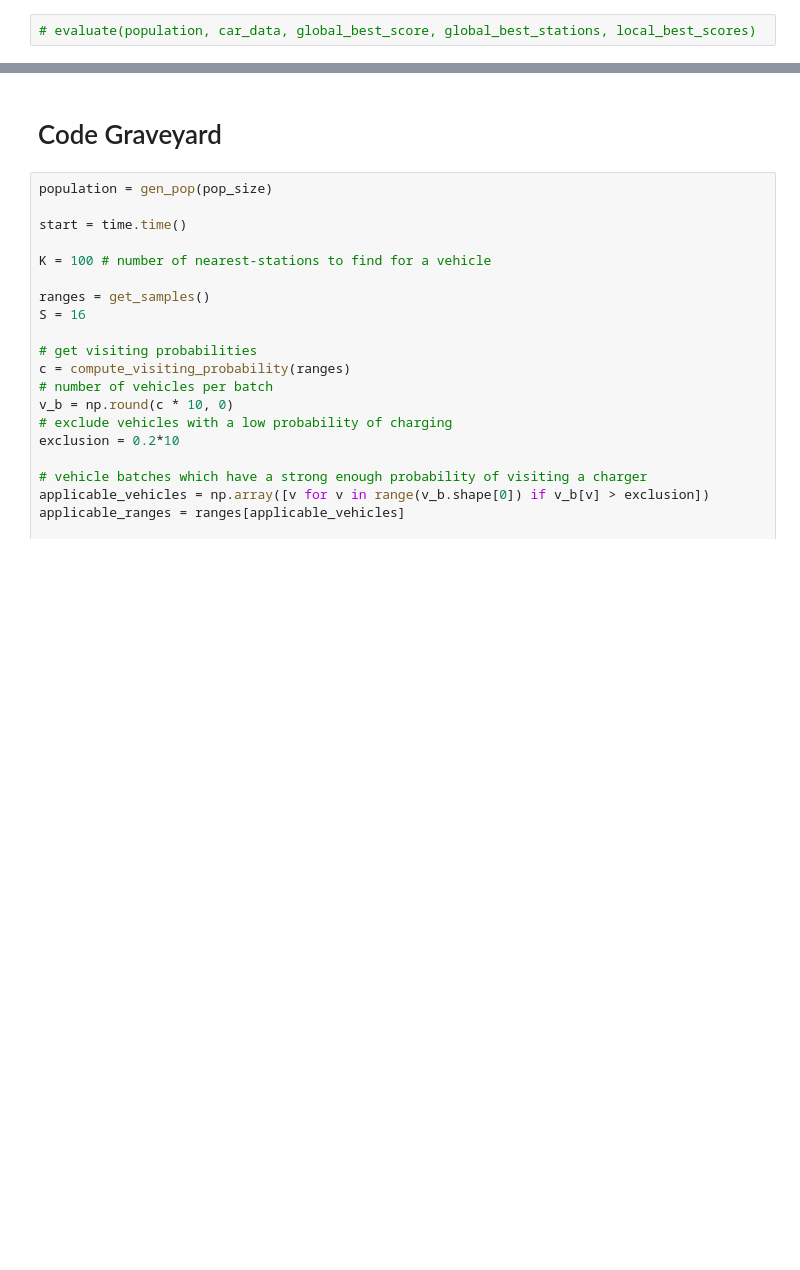
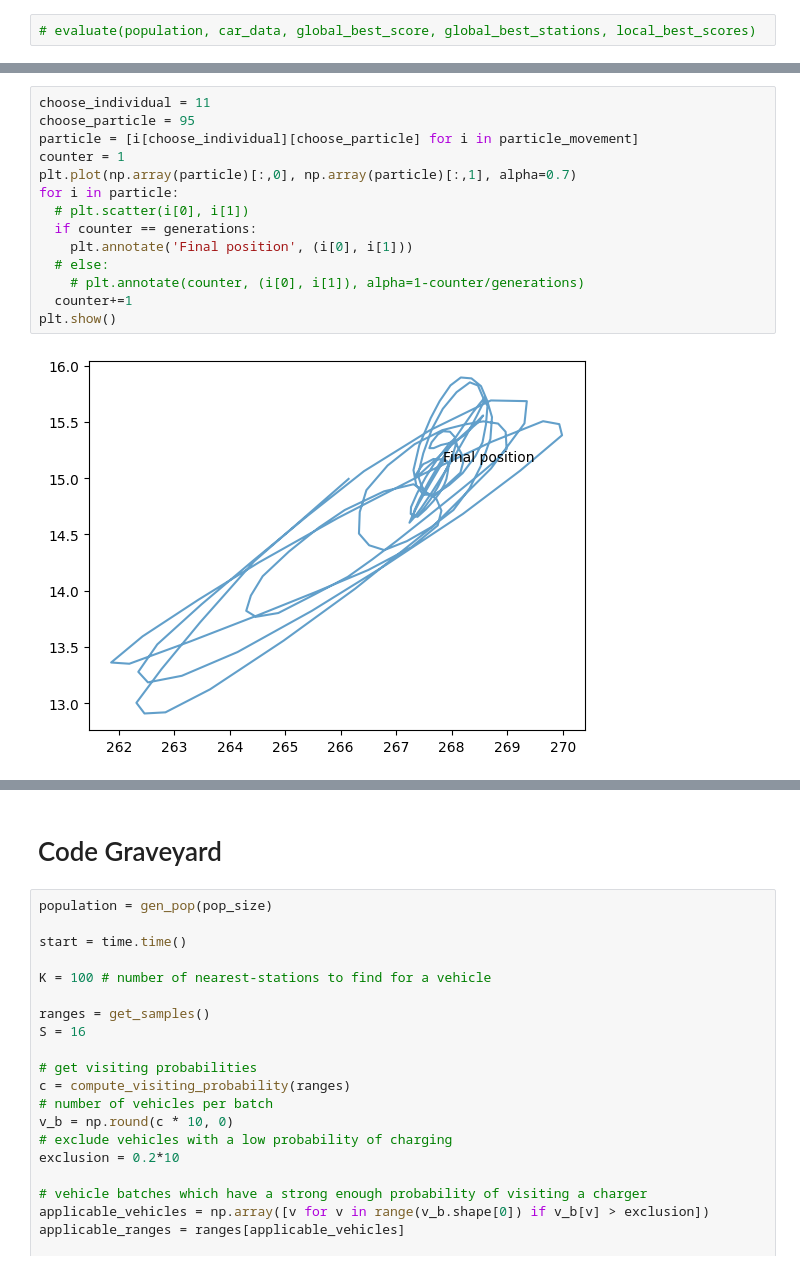
Before and after one commit to ikerforce/mopta, a Jupyter notebook: src/PSO_KNN.ipynb, the cells around one changed output, grey strips where cells are left out. Drawn from its saved outputs; the diff is of its cells as text; blank space fills up the shorter version.

```diff
--- a/src/PSO_KNN.ipynb
+++ b/src/PSO_KNN.ipynb
@@ -379,0 +445,16 @@ plt.hist(population[i].velocities[:,0])
+# %%
+choose_individual = 11
+choose_particle = 95
+particle = [i[choose_individual][choose_particle] for i in particle_movement]
+counter = 1
+plt.plot(np.array(particle)[:,0], np.array(particle)[:,1], alpha=0.7)
+for i in particle:
+  # plt.scatter(i[0], i[1])
+  if counter == generations:
+    plt.annotate('Final position', (i[0], i[1]))
+  # else:
+    # plt.annotate(counter, (i[0], i[1]), alpha=1-counter/generations)
+  counter+=1
+plt.show()
+# %% [output]
+[figure, added]
```
Also changed, not shown: parts of 17 cells of this notebook.
